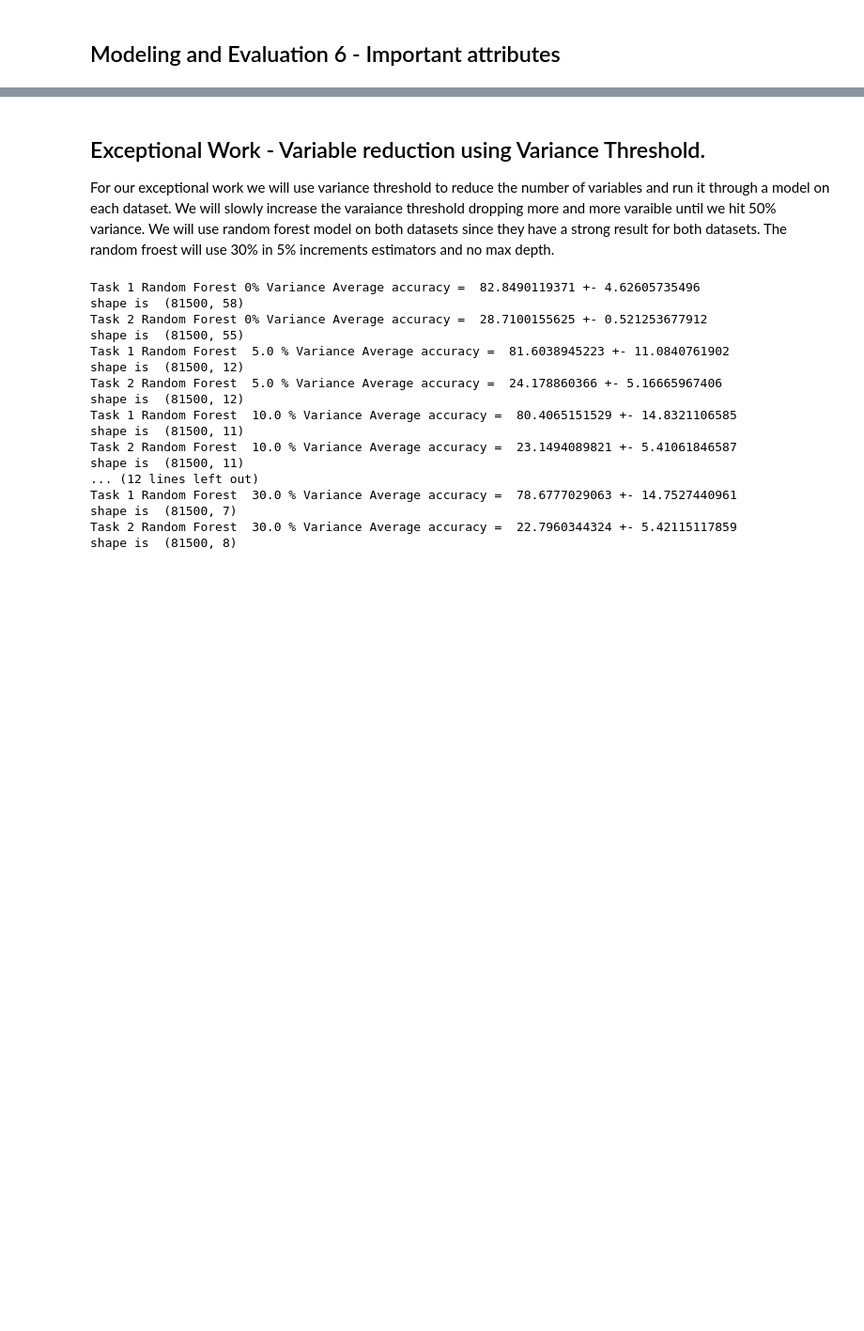
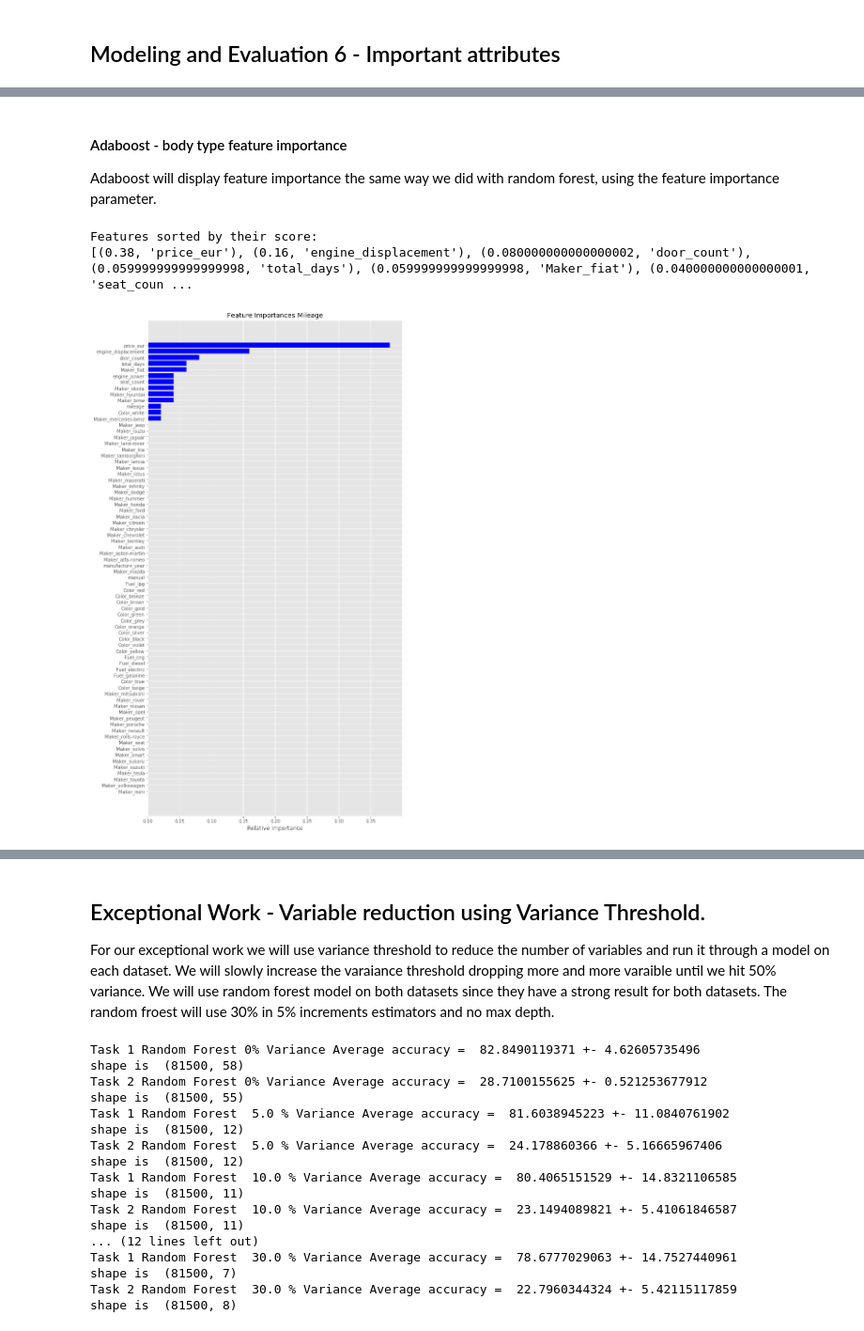
Before and after one commit to agbaca/DataMiningFall17, a Jupyter notebook: Lab2.ipynb, the cells around one changed output, grey strips where cells are left out. Shown: that part at 94% size. Cells and saved outputs as stored; diff of their text form; code cells hidden in the pictures; blank space fills up the shorter version.

```diff
--- a/Lab2.ipynb
+++ b/Lab2.ipynb
@@ -1255,0 +1346,30 @@ ValueError: Wrong number of items passed 82, placement implies 64
+# %% [markdown]
+#### Adaboost - body type feature importance
+
+Adaboost will display feature importance the same way we did with random forest, using the feature importance parameter.
+# %%
+clf = AdaBoostClassifier(n_estimators= 50,learning_rate = 1.5, random_state=True)
+clf.fit(X2_train,y2_train)
+ad_y2_hat = clf.predict(X2_test)
+names = df2.columns
+
+print ("Features sorted by their score:")
+print (sorted(zip(map(lambda x: round(x, 4), clf.feature_importances_), names),
+             reverse=True))
+# %% [output]
+Features sorted by their score:
+[(0.38, 'price_eur'), (0.16, 'engine_displacement'), (0.080000000000000002, 'door_count'), (0.059999999999999998, 'total_days'), (0.059999999999999998, 'Maker_fiat'), (0.040000000000000001, 'seat_coun ...
+# %%
+names2 = df2.columns
+importances2 = clf.feature_importances_
+indices2 = np.argsort(importances2)
+
+
+plt.figure(figsize=(10,20))
+plt.title('Feature Importances Mileage')
+plt.barh(range(len(indices2)), importances2[indices2], color='b', align='center')
+plt.yticks(range(len(indices2)), names2[indices2]) ## removed [indices]
+plt.xlabel('Relative Importance')
+plt.show()
+# %% [output]
+[figure, added]
```
Also changed, not shown: parts of 24 cells of this notebook.
